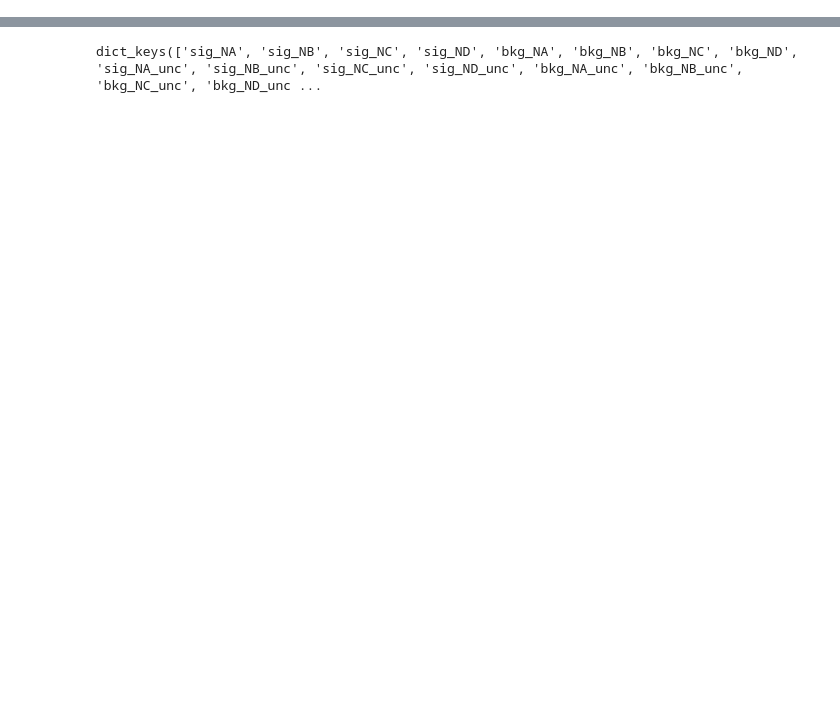
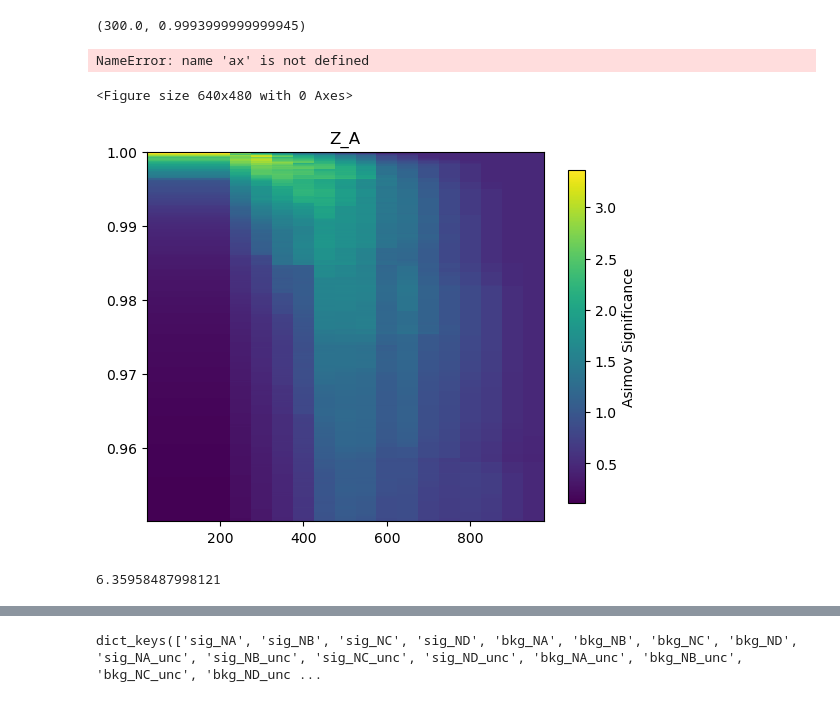
Before and after one commit to HephyAnalysisSW/SoftDisplacedVertices, a Jupyter notebook: Plotter/testK/notebooks/significance/plot_gridsearch_disco.ipynb, the cells around one changed output, grey strips where cells are left out. Saved outputs shown, nothing was run; the diff lists cells and outputs as text; code cells hidden in the pictures; blank space fills up the shorter version.

```diff
--- a/Plotter/testK/notebooks/significance/plot_gridsearch_disco.ipynb
+++ b/Plotter/testK/notebooks/significance/plot_gridsearch_disco.ipynb
@@ -27,3 +53,43 @@ with open(TABLE_PATH, 'rb') as f:
+# %%
+table['0.00,0.00']['Z_noncl_A'].loc[0.9:,0.9:].stack().idxmax()
+# %% [output]
+(300.0, 0.9993999999999945)
+# %%
+xmin, xmax = 0.9, 1.0
+ymin, ymax = 0.9, 1.0
+
+b = table['0.00,0.00']['sig_NA'].loc[xmin:xmax, ymin:ymax]
+
+
+fig = plt.figure()
+pcm = ax.pcolormesh(b.index, b.columns, b.T,
+        cmap="viridis", vmin=None, vmax=None, shading="auto")
+
+cbar = fig.colorbar(pcm, shrink=0.90)
+cbar.ax.set_ylabel(r"Events")
+plt.show()
+# %% [output]
+NameError: name 'ax' is not defined
+<Figure size 640x480 with 0 Axes>
+# %%
+b = table['0.00,0.00']['Z_A']
+
+
+fig = plt.figure()
+pcm = plt.pcolormesh(b.index, b.columns, b.T,
+        cmap="viridis", vmin=None, vmax=None, shading="auto")
+
+cbar = fig.colorbar(pcm, shrink=0.90)
+cbar.ax.set_ylabel(r"Asimov Significance")
+plt.title('Z_A')
+plt.show()
+# %% [output]
+[figure, added]
+# %%
+import ROOT
+ROOT.RooStats.AsimovSignificance(10, 0.5, 0.5*0.2)
+# %% [output]
+6.35958487998121
 # %%
 table.keys()
 # %% [output]
```
Also changed, not shown: parts of 38 cells of this notebook, 45 other files.
